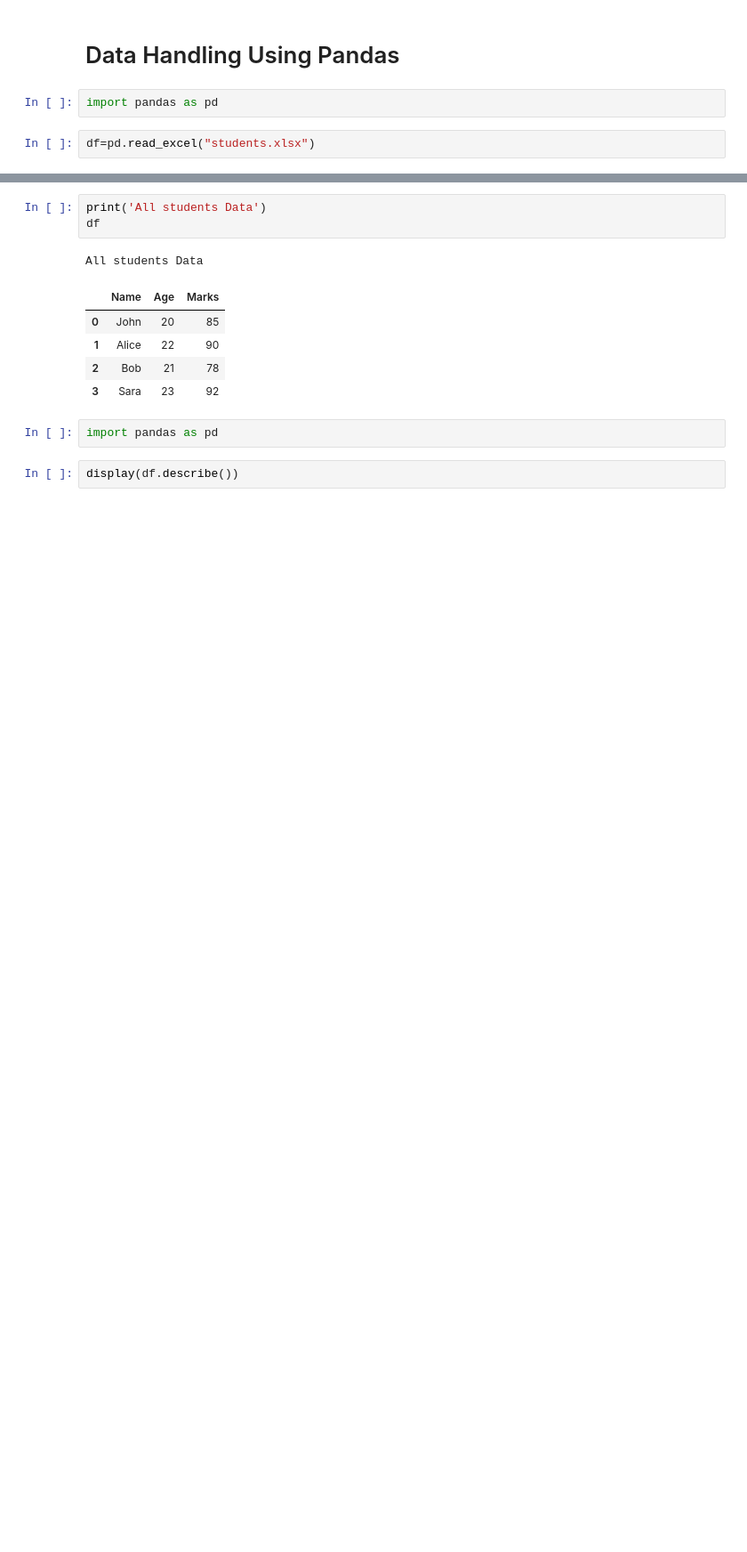
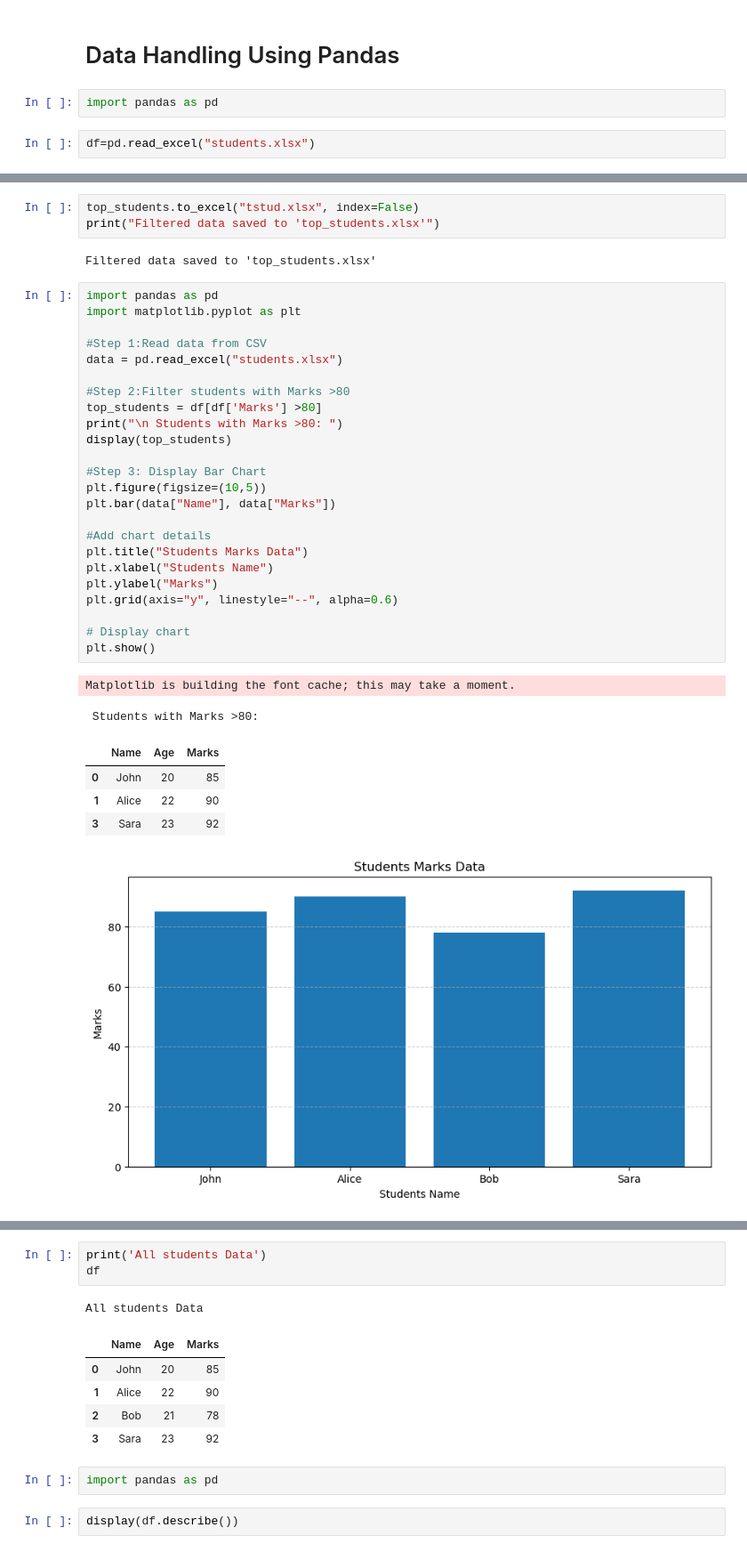
Before and after one commit to mirahafiz281-collab/AIML-Training, a Jupyter notebook: DAY 10/DataHandling.ipynb, the cells around one changed output, grey strips where cells are left out. Shown at 89% size. Drawn from its saved outputs; the diff is of its cells as text; blank space fills up the shorter version.

```diff
--- a/DAY 10/DataHandling.ipynb
+++ b/DAY 10/DataHandling.ipynb
@@ -6,0 +22,37 @@ df=pd.read_excel("students.xlsx")
+# %%
+top_students.to_excel("tstud.xlsx", index=False)
+print("Filtered data saved to 'top_students.xlsx'")
+# %% [output]
+Filtered data saved to 'top_students.xlsx'
+# %%
+import pandas as pd
+import matplotlib.pyplot as plt
+
+#Step 1:Read data from CSV
+data = pd.read_excel("students.xlsx")
+
+#Step 2:Filter students with Marks >80
+top_students = df[df['Marks'] >80]
+print("\n Students with Marks >80: ")
+display(top_students)
+
+#Step 3: Display Bar Chart
+plt.figure(figsize=(10,5))
+plt.bar(data["Name"], data["Marks"])
+
+#Add chart details
+plt.title("Students Marks Data")
+plt.xlabel("Students Name")
+plt.ylabel("Marks")
+plt.grid(axis="y", linestyle="--", alpha=0.6)
+
+# Display chart
+plt.show()
+# %% [output]
+Matplotlib is building the font cache; this may take a moment.
+ Students with Marks >80:
+|  | Name | Age | Marks |
+| 0 | John | 20 | 85 |
+| 1 | Alice | 22 | 90 |
+| 3 | Sara | 23 | 92 |
+[figure, added]
```
Also changed, not shown: parts of 3 cells of this notebook, 28 other files.
